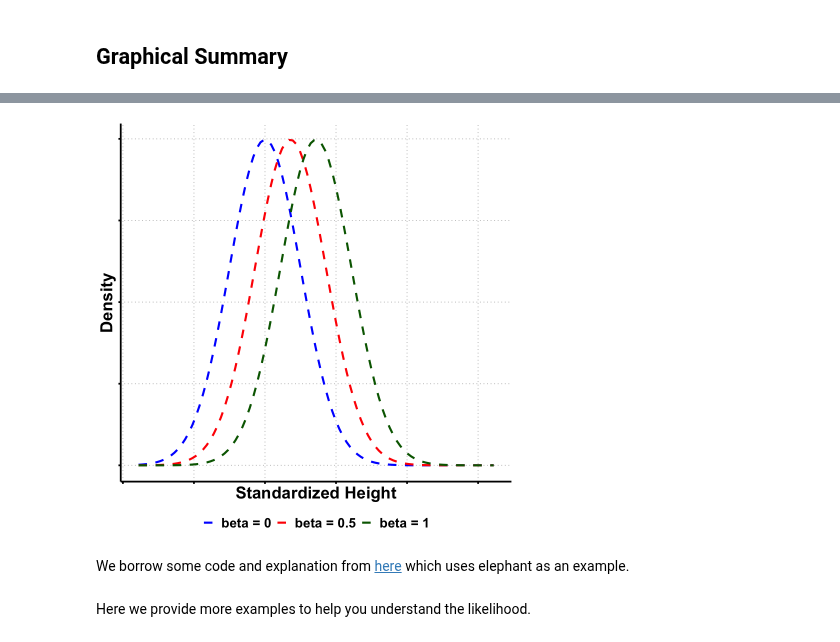
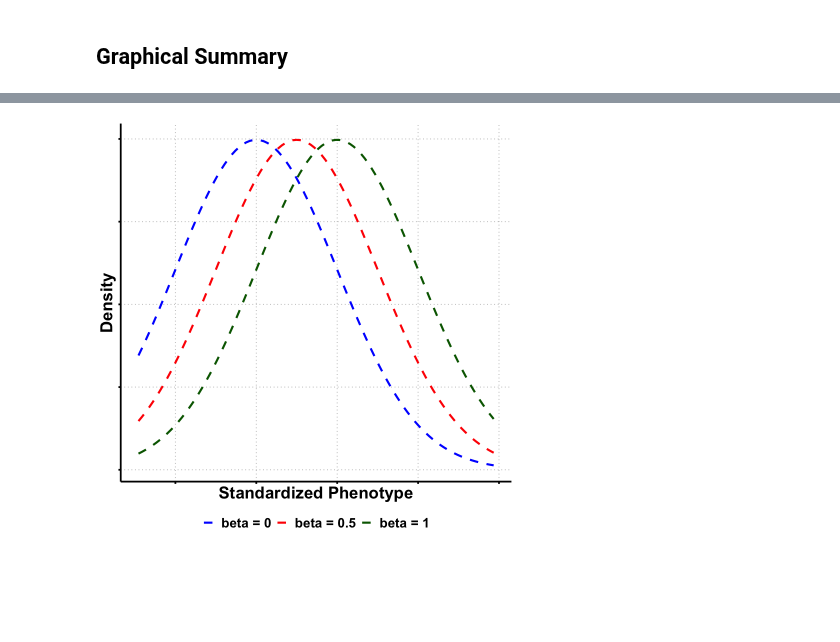
Before and after one commit to StatFunGen/statgen-prerequisites, a Jupyter notebook: likelihood.ipynb, the cells around one changed output, grey strips where cells are left out. Saved outputs shown, nothing was run; the diff lists cells and outputs as text; code cells hidden in the pictures; blank space fills up the shorter version.

Commit message:
fix up to likelihood sections

```diff
--- a/likelihood.ipynb
+++ b/likelihood.ipynb
@@ -111 +87,8 @@ Y <- scale(Y_raw)
+# %%
+# Set true beta and generate phenotype data
+true_beta <- 0.4
+true_sd <- 1.0
+
+# Generate phenotype with true effect
+Y_true <- X * true_beta + rnorm(N, 0, true_sd)
 # %% [markdown]
@@ -339,51 +253,49 @@ ggsave("./cartoons/likelihood_data_fitted.png", plot = p2,
 # %%
 # Create a data frame for likelihood curves
+baseline <- 0  # baseline for standardized data
+genotype <- 1  # example genotype value for visualization
+
 df_likelihood <- data.frame(
-  Height = x_vals,
-  `beta = 0` = dnorm(x_vals, mean = baseline, sd = sd_assumed),
-  `beta = 0.5` = dnorm(x_vals, mean = baseline + 0.5 * genotype, sd = sd_assumed),
-  `beta = 1` = dnorm(x_vals, mean = baseline + 1.0 * genotype, sd = sd_assumed)
+ Phenotype = x_vals,
+ `beta = 0` = dnorm(x_vals, mean = baseline, sd = true_sd),
+ `beta = 0.5` = dnorm(x_vals, mean = baseline + 0.5 * genotype, sd = true_sd),
+ `beta = 1` = dnorm(x_vals, mean = baseline + 1 * genotype, sd = true_sd)
 )
 
-
 # Reshape to long format
-df_long_lik <- reshape2::melt(df_likelihood, id.vars = "Height",
-                              variable.name = "Model", value.name = "Density")
+df_long_lik <- reshape2::melt(df_likelihood, id.vars = "Phenotype",
+                             variable.name = "Model", value.name = "Density")
 levels(df_long_lik$Model) <- c("beta = 0", "beta = 0.5", "beta = 1")
 
 # Plot the likelihood curves
-p3 <- ggplot(df_long_lik, aes(x = Height, y = Density, color = Model, linetype = Model)) +
-  geom_line(linewidth = 1.2) +
-  scale_color_manual(values = c("beta = 0" = "blue", "beta = 0.5" = "red", "beta = 1" = "darkgreen")) +
-  scale_linetype_manual(values = c("beta = 0" = "dashed", "beta = 0.5" = "dashed", "beta = 1" = "dashed")) +
-  labs(
-    x = "Standardized Height",
-    y = "Density"
-  ) +
-  theme_minimal() +
-  theme(
-    text = element_text(size = 18, face = "bold"),
-    axis.title = element_text(size = 20, face = "bold"),
-    axis.text.x = element_blank(),
-    axis.text.y = element_blank(),
-    panel.grid.major = element_line(color = "gray", linetype = "dotted"),
-    panel.grid.minor = element_blank(),
-    axis.line = element_line(linewidth = 1),
-    axis.ticks = element_line(linewidth = 1),
-    panel.background = element_rect(fill = "transparent", color = NA),
-    plot.background = element_rect(fill = "transparent", color = NA),
-    legend.title = element_blank(),
-    legend.position = "bottom",
-    legend.text = element_text(size = 16, face = "bold")
-  )
+p3 <- ggplot(df_long_lik, aes(x = Phenotype, y = Density, color = Model, linetype = Model)) +
+ geom_line(linewidth = 1.2) +
+ scale_color_manual(values = c("beta = 0" = "blue", "beta = 0.5" = "red", "beta = 1" = "darkgreen")) +
+ scale_linetype_manual(values = c("beta = 0" = "dashed", "beta = 0.5" = "dashed", "beta = 1" = "dashed")) +
+ labs(
+   x = "Standardized Phenotype",
+   y = "Density"
+ ) +
+ theme_minimal() +
+ theme(
+   text = element_text(size = 18, face = "bold"),
+   axis.title = element_text(size = 20, face = "bold"),
+   axis.text.x = element_blank(),
+   axis.text.y = element_blank(),
+   panel.grid.major = element_line(color = "gray", linetype = "dotted"),
+   panel.grid.minor = element_blank(),
+   axis.line = element_line(linewidth = 1),
+   axis.ticks = element_line(linewidth = 1),
+   panel.background = element_rect(fill = "transparent", color = NA),
+   plot.background = element_rect(fill = "transparent", color = NA),
+   legend.title = element_blank(),
+   legend.position = "bottom",
+   legend.text = element_text(size = 16, face = "bold")
+ )
 
 # Show and save the plot
 print(p3)
 ggsave("./cartoons/likelihood_density.png", plot = p3,
-       width = 6, height = 6, dpi = 300, bg = "transparent")
+      width = 6, height = 6, dpi = 300, bg = "transparent")
 # %% [output]
-[figure, old version]
+[figure, new version]
-# %% [markdown]
-We borrow some code and explanation from [here](http://stephens999.github.io/fiveMinuteStats/likelihood_function.html) which uses elephant as an example.
-# %% [markdown]
-Here we provide more examples to help you understand the likelihood.
```
Also changed, not shown: parts of 47 cells of this notebook, 22 other files.
